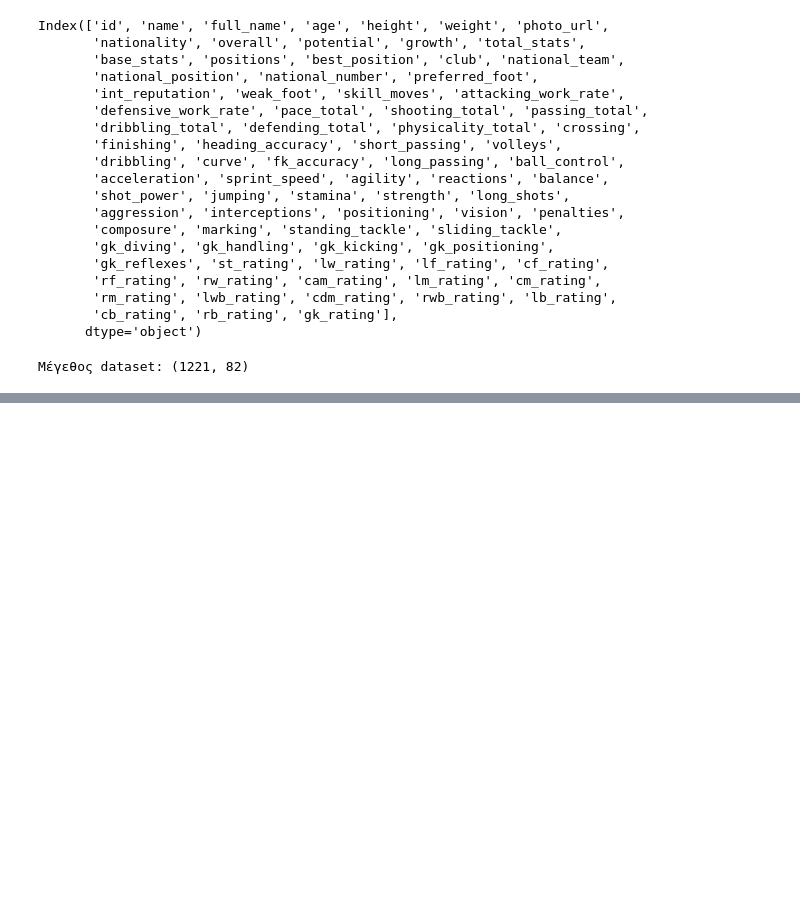
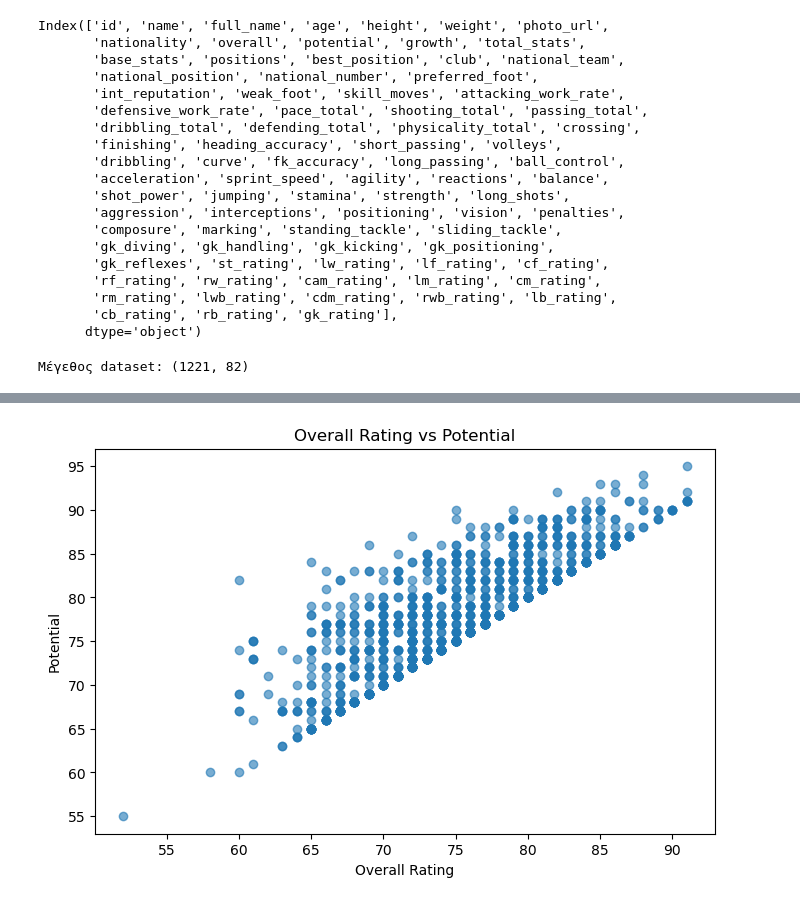
Before and after one commit to Loukas89/ML-FIFA-Analysis-Regression-Classification-Clustering-, a Jupyter notebook: Clustering.ipynb, the cells around one changed output, grey strips where cells are left out. Saved outputs shown, nothing was run; the diff lists cells and outputs as text; code cells hidden in the pictures; blank space fills up the shorter version.

```diff
--- a/Clustering.ipynb
+++ b/Clustering.ipynb
@@ -102,0 +154,13 @@ print("Μέγεθος dataset:", df.shape)
+# %%
+# Scatter plot για να δούμε τη σχέση ανάμεσα στο overall και το potential
+plt.figure(figsize=(8, 5))
+
+plt.scatter(df['overall'], df['potential'], alpha=0.6)
+
+plt.title('Overall Rating vs Potential')
+plt.xlabel('Overall Rating')
+plt.ylabel('Potential')
+
+plt.show()
+# %% [output]
+[figure, added]
```
Also changed, not shown: parts of 33 cells of this notebook, 1 other file.
